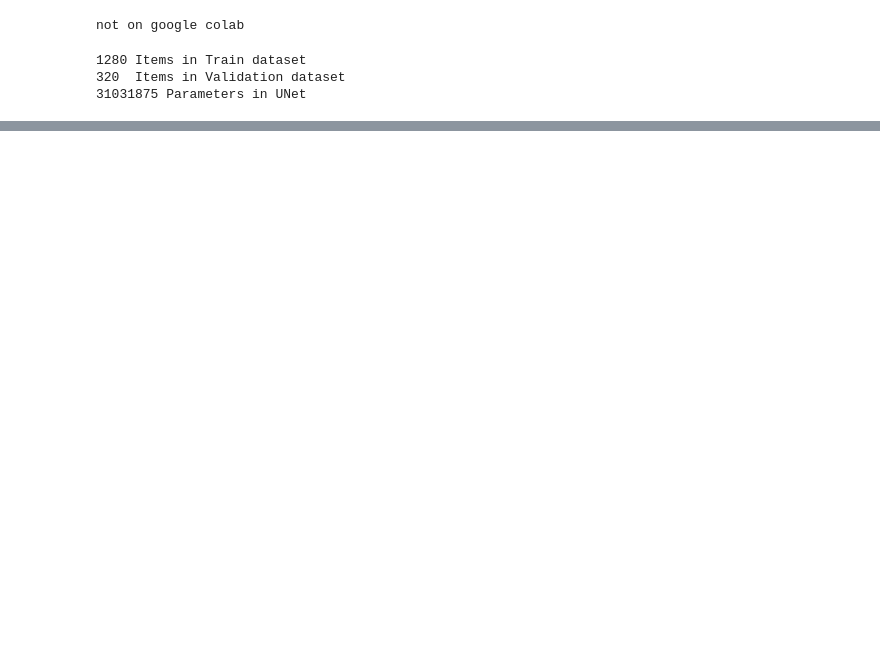
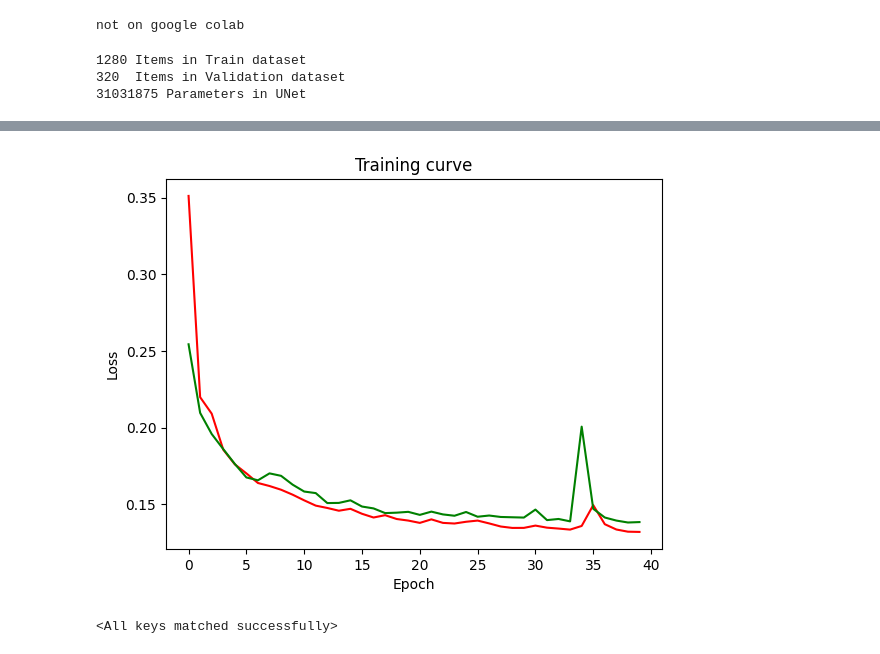
Before and after one commit to BabarKhanDev/Dissertation, a Jupyter notebook: autoencoder/Autoencoder.ipynb, the cells around one changed output, grey strips where cells are left out. Cells and saved outputs as stored; diff of their text form; code cells hidden in the pictures; blank space fills up the shorter version.

```diff
--- a/autoencoder/Autoencoder.ipynb
+++ b/autoencoder/Autoencoder.ipynb
@@ -196,12 +198,13 @@ print(f'{total_params} Parameters in UNet')
 # Training
 loss_func = nn.L1Loss(reduction = 'mean')
 optim = torch.optim.Adam(model.parameters(), lr=0.001)
-num_epochs = 200
+num_epochs = 40
 
 # Logging
 training_losses = []
 val_losses = []
 os.makedirs(os.path.dirname("checkpoints/"), exist_ok=True)
+best_val_loss = 10000
 # %% [output]
 1280 Items in Train dataset
 320  Items in Validation dataset
@@ -209,10 +212,6 @@ os.makedirs(os.path.dirname("checkpoints/"), exist_ok=True)
 # %%
 print('Starting Training')
 for epoch in range(1,num_epochs+1):
-
-    # Checkpoint weights
-    if epoch % 10 == 0:
-        torch.save(model.state_dict(), f'checkpoints/{epoch}.pkl')
 
     # Go into training mode
     model.train()
@@ -238,14 +237,14 @@ for epoch in range(1,num_epochs+1):
         torch.cuda.empty_cache()
 
     total_train_loss /= len(train_dataset)
-    training_losses.append(total_train_loss.to("cpu"))
+    training_losses.append(total_train_loss.item())
 
     # Evaluate the model on the val set
     # Reset counters and switch to eval mode
     model.eval()
 
     with torch.no_grad():
-        for images, labels in val_loader:
+        for i , (images, labels) in enumerate(val_loader):
             images, labels = images.to(device), labels.to(device)
             output = model(images)
             loss = loss_func(output,labels)
@@ -258,6 +257,19 @@ for epoch in range(1,num_epochs+1):
     total_val_loss /= len(val_dataset)
     val_losses.append(total_val_loss.item())
 
+    # Checkpoint weights and losses
+    if total_val_loss < best_val_loss:
+        torch.save(model.state_dict(), f'checkpoints/best_weights.pkl')
+        best_val_loss = total_val_loss
+
+    if epoch % 10 == 0:
+        torch.save(model.state_dict(), f'checkpoints/{epoch}.pkl')
+
+    with open("checkpoints/train_losses.pkl", "wb") as f:
+        pickle.dump(training_losses, f)
+    with open("checkpoints/val_losses.pkl", "wb") as f:
+        pickle.dump(val_losses, f)
+
     print(f'Epoch [{epoch}/{num_epochs}],Train Loss: {total_train_loss}, Val Loss: {total_val_loss}')
 # %% [output]
 Starting Training
@@ -265,15 +292,22 @@ Epoch [1/200],Train Loss: 0.3912598192691803, Val Loss: 0.2755340039730072
 # %%
+with open("checkpoints/train_losses.pkl", "rb") as f:
+    training_losses = pickle.load(f)
+with open("checkpoints/val_losses.pkl", "rb") as f:
+    val_losses = pickle.load(f)
+
 plt.title("Training curve")
 
-print(training_losses)
-print(val_losses)
 plt.plot(range(len(training_losses)),training_losses,'r')
 plt.plot(range(len(val_losses)),val_losses,'g')
 plt.xlabel("Epoch")
 plt.ylabel("Loss")
 plt.show()
+# %% [output]
+[figure, added]
 # %%
-torch.save(model.state_dict(), 'checkpoints/final_weights.pkl')
+model.load_state_dict(torch.load("checkpoints/best_weights.pkl"))
+# %% [output]
+<All keys matched successfully>
 # %%
 import matplotlib.pyplot as plt
 
```
Also changed, not shown: parts of 7 cells of this notebook, 3 other files.
